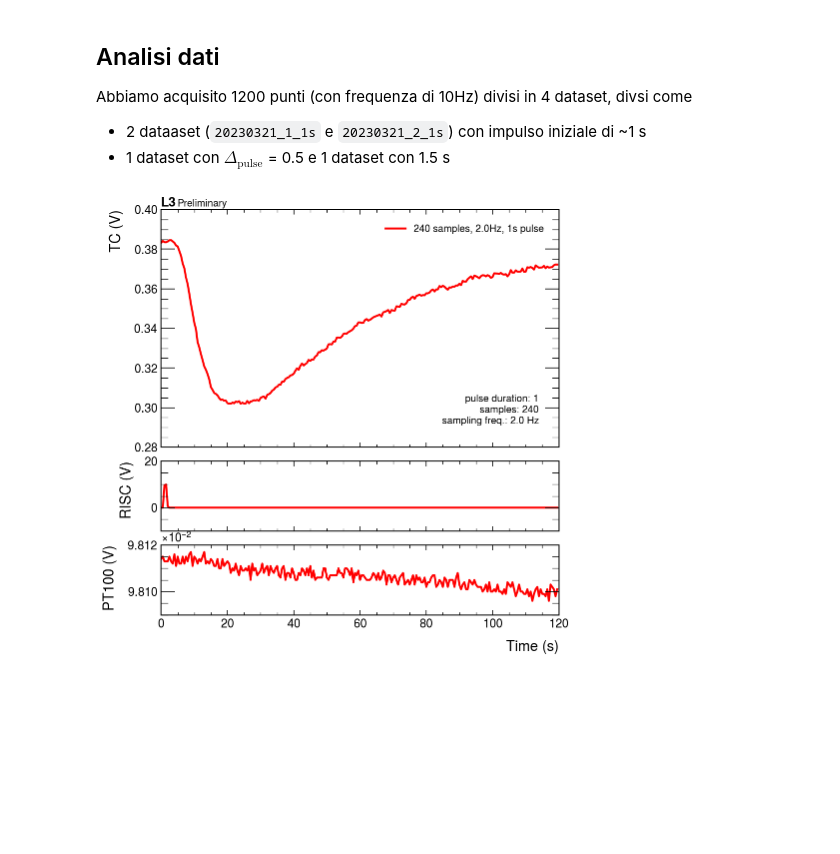
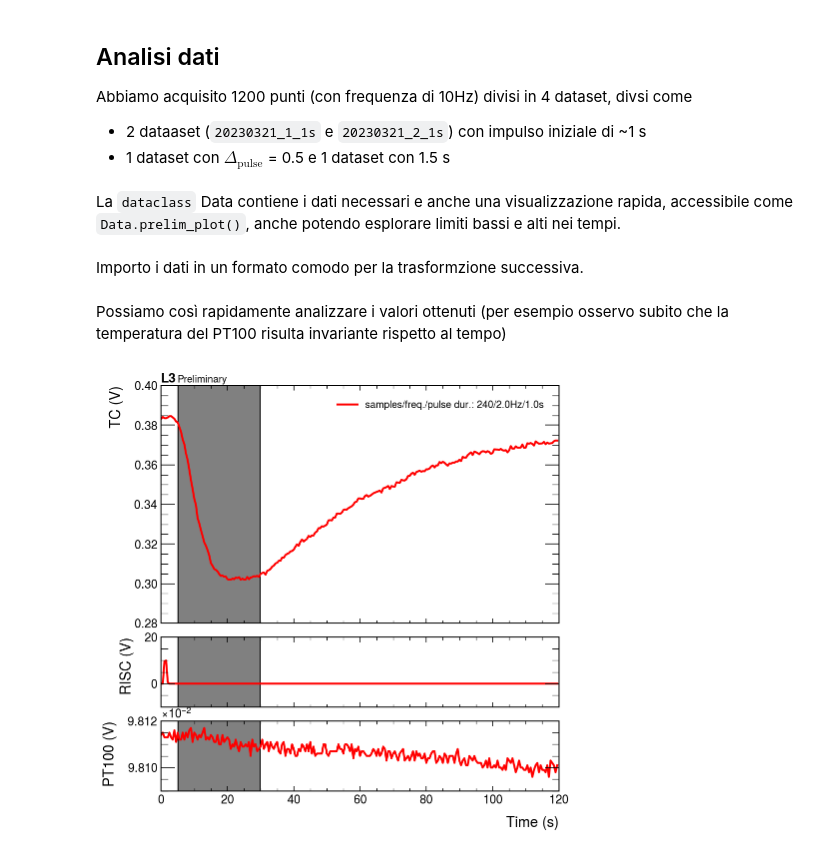
Before and after one commit to mattiasotgia/alphalab3, a Jupyter notebook: HeatTransfer/heat_transfer_general.ipynb, the cells around one changed output. Saved outputs shown, nothing was run; the diff lists cells and outputs as text; code cells hidden in the pictures; blank space fills up the shorter version.

Commit message:
data util/local changes

```diff
--- a/HeatTransfer/heat_transfer_general.ipynb
+++ b/HeatTransfer/heat_transfer_general.ipynb
@@ -14,7 +14,9 @@ from iminuit import Minuit
 from iminuit.cost import LeastSquares
 import mplhep as hep
 
-plt.style.use(hep.style.ATLAS)
+from scipy import fft
+
+plt.style.use(['std-colors',hep.style.ATLAS])
 # %% [output]
 Welcome to JupyROOT 6.24/02
 # %% [markdown]
@@ -22,13 +24,19 @@ Welcome to JupyROOT 6.24/02
 Abbiamo acquisito 1200 punti (con frequenza di 10Hz) divisi in 4 dataset, divsi come
  - 2 dataaset (`20230321_1_1s` e `20230321_2_1s`) con impulso iniziale di ~1 s
  - 1 dataset con $\Delta_\text{pulse}$ = 0.5 e 1 dataset con 1.5 s
+# %% [markdown]
+La `dataclass` Data contiene i dati necessari e anche una visualizzazione rapida, accessibile come `Data.prelim_plot()`, anche potendo esplorare limiti bassi e alti nei tempi.
+# %% [markdown]
+Importo i dati in un formato comodo per la trasformzione successiva.
 # %%
 D1 = Data(np.loadtxt('data/20230321_1_1s.lvm', skiprows=23, unpack=True), 1)
 D2 = Data(np.loadtxt('data/20230321_2_1s.lvm', skiprows=23, unpack=True), 1)
 D3 = Data(np.loadtxt('data/20230321_3_1s.lvm', skiprows=23, unpack=True), 1)
 D4 = Data(np.loadtxt('data/20230321_4_0.5s.lvm', skiprows=23, unpack=True), 0.5)
 D5 = Data(np.loadtxt('data/20230321_5_1.5s.lvm', skiprows=23, unpack=True), 1.5)
+# %% [markdown]
+Possiamo così rapidamente analizzare i valori ottenuti (per esempio osservo subito che la temperatura del PT100 risulta invariante rispetto al tempo)
 # %%
-D3.prelim_plot()
+D3.prelim_plot(5, 30)
 # %% [output]
-[figure, old version]
+[figure, new version]
```
Also changed, not shown: parts of 18 cells of this notebook, 2 other files.
